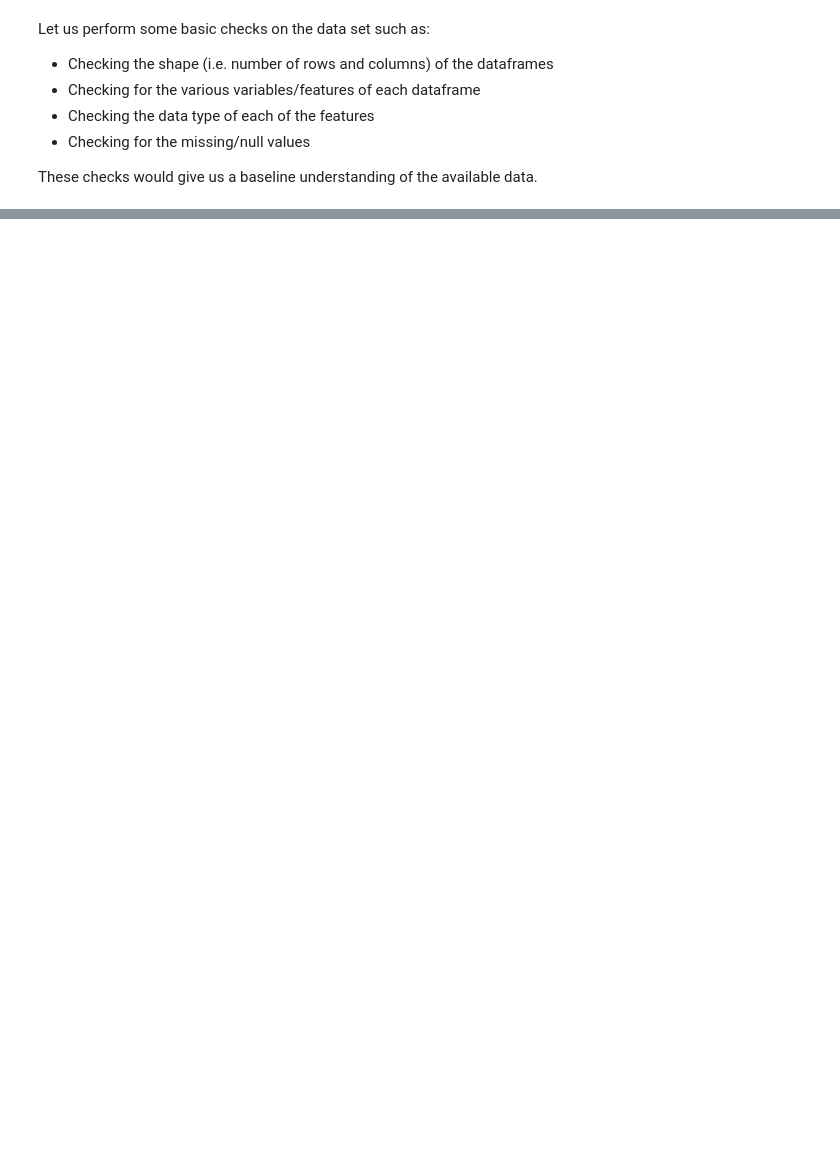
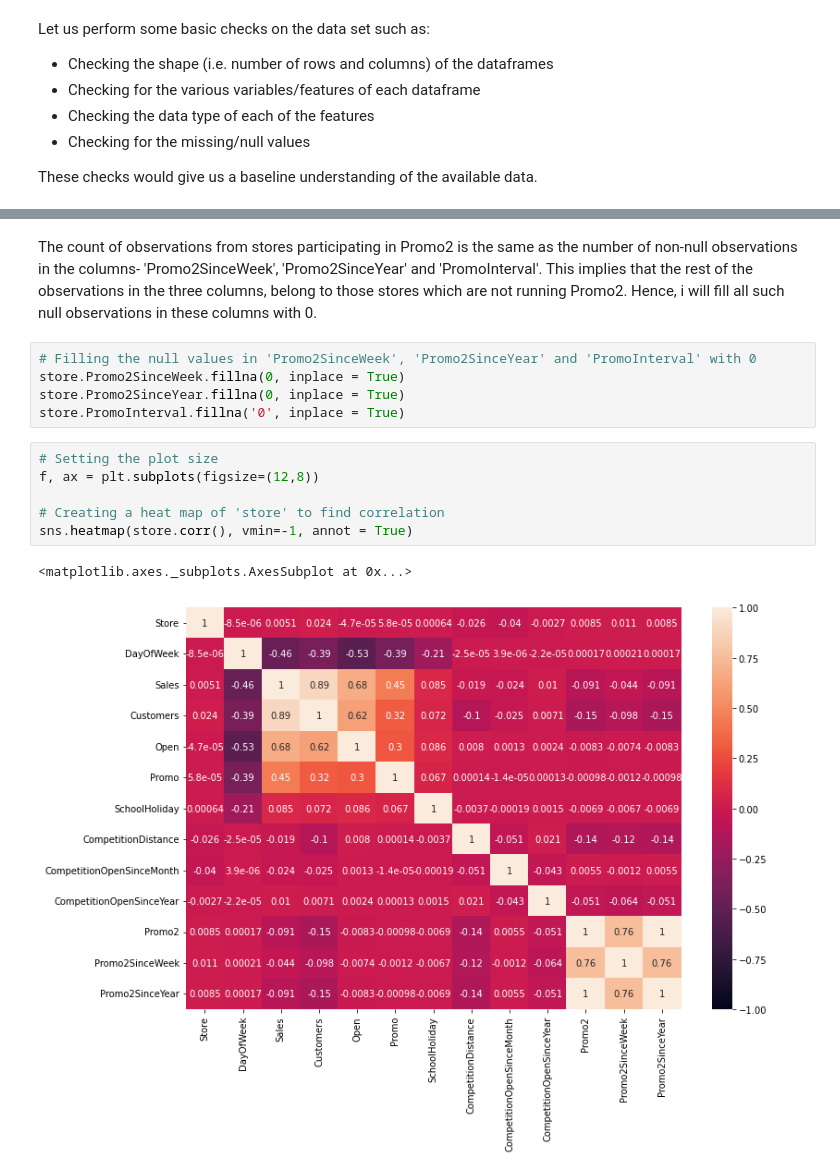
Before and after one commit to priyaregit/Rossmann-Sales-Prediction_Regression_Capstone-Project, a Jupyter notebook: Rossmann_Sales_Prediction_Capstone_Project_2_Supriya.ipynb, the cells around one changed output, grey strips where cells are left out. Saved outputs shown, nothing was run; the diff lists cells and outputs as text; blank space fills up the shorter version.

```diff
--- a/Rossmann_Sales_Prediction_Capstone_Project_2_Supriya.ipynb
+++ b/Rossmann_Sales_Prediction_Capstone_Project_2_Supriya.ipynb
@@ -79,0 +208,16 @@ These checks would give us a baseline understanding of the available data.
+# %% [markdown]
+The count of observations from stores participating in Promo2 is the same as the number of non-null observations in the columns- 'Promo2SinceWeek',	'Promo2SinceYear' and	'PromoInterval'. This implies that the rest of the observations in the three columns, belong to those stores which are not running Promo2. Hence, i will fill all such null observations in these columns with 0.
+# %%
+# Filling the null values in 'Promo2SinceWeek', 'Promo2SinceYear' and 'PromoInterval' with 0
+store.Promo2SinceWeek.fillna(0, inplace = True)
+store.Promo2SinceYear.fillna(0, inplace = True)
+store.PromoInterval.fillna('0', inplace = True)
+# %%
+# Setting the plot size
+f, ax = plt.subplots(figsize=(12,8))
+
+# Creating a heat map of 'store' to find correlation
+sns.heatmap(store.corr(), vmin=-1, annot = True)
+# %% [output]
+<matplotlib.axes._subplots.AxesSubplot at 0x...>
+[figure, added]
```
Also changed, not shown: parts of 93 cells of this notebook.
